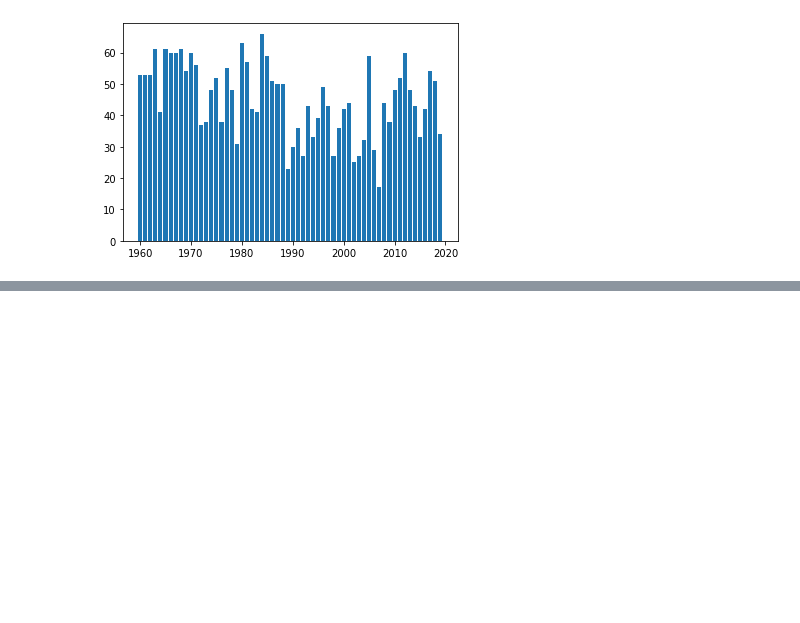
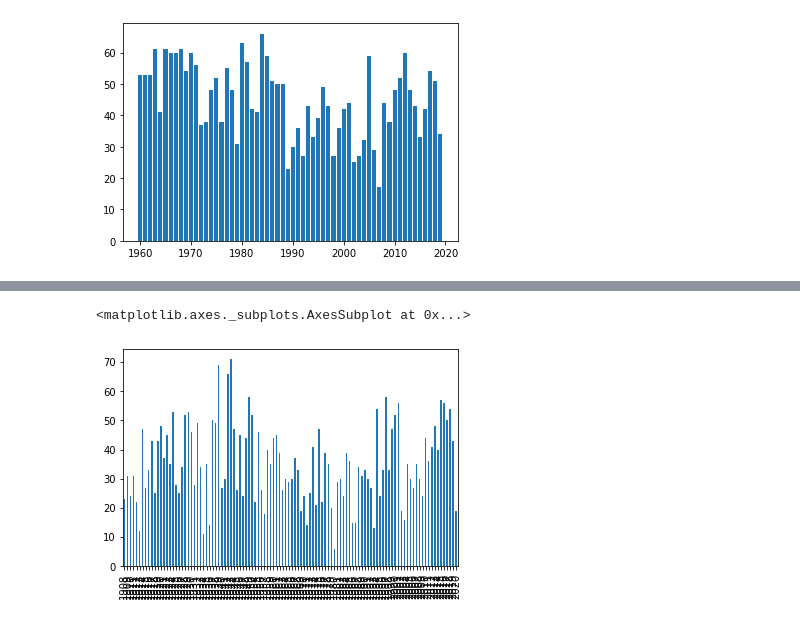
Before and after one commit to greatsong/2020_public_data_analysis, a Jupyter notebook: 우리나라는 점점 여름과 겨울이 길어지고 있을까.ipynb, the cells around one changed output, grey strips where cells are left out. Cells and saved outputs as stored; diff of their text form; code cells hidden in the pictures; blank space fills up the shorter version.

```diff
--- a/우리나라는 점점 여름과 겨울이 길어지고 있을까.ipynb
+++ b/우리나라는 점점 여름과 겨울이 길어지고 있을까.ipynb
@@ -171,3 +176,7 @@ plt.bar(result.keys(), result.values())
 plt.show()
 # %% [output]
 [figure]
+# %%
+import pandas as pd
+df = pd.read_csv('ta_20200721103344_header.csv', encoding = 'cp949')
+df
@@ -173,0 +209,2 @@ plt.show()
+# %%
+df = df.fillna(0)
@@ -173,0 +291,2 @@ plt.show()
+# %%
+df['year'] = pd.DatetimeIndex(df['날짜']).year
@@ -173,0 +332,5 @@ plt.show()
+# %%
+df[df['최고'] > 30]['year'].value_counts().sort_index().plot.bar()
+# %% [output]
+<matplotlib.axes._subplots.AxesSubplot at 0x...>
+[figure, added]
```
Also changed, not shown: parts of 14 cells of this notebook.
